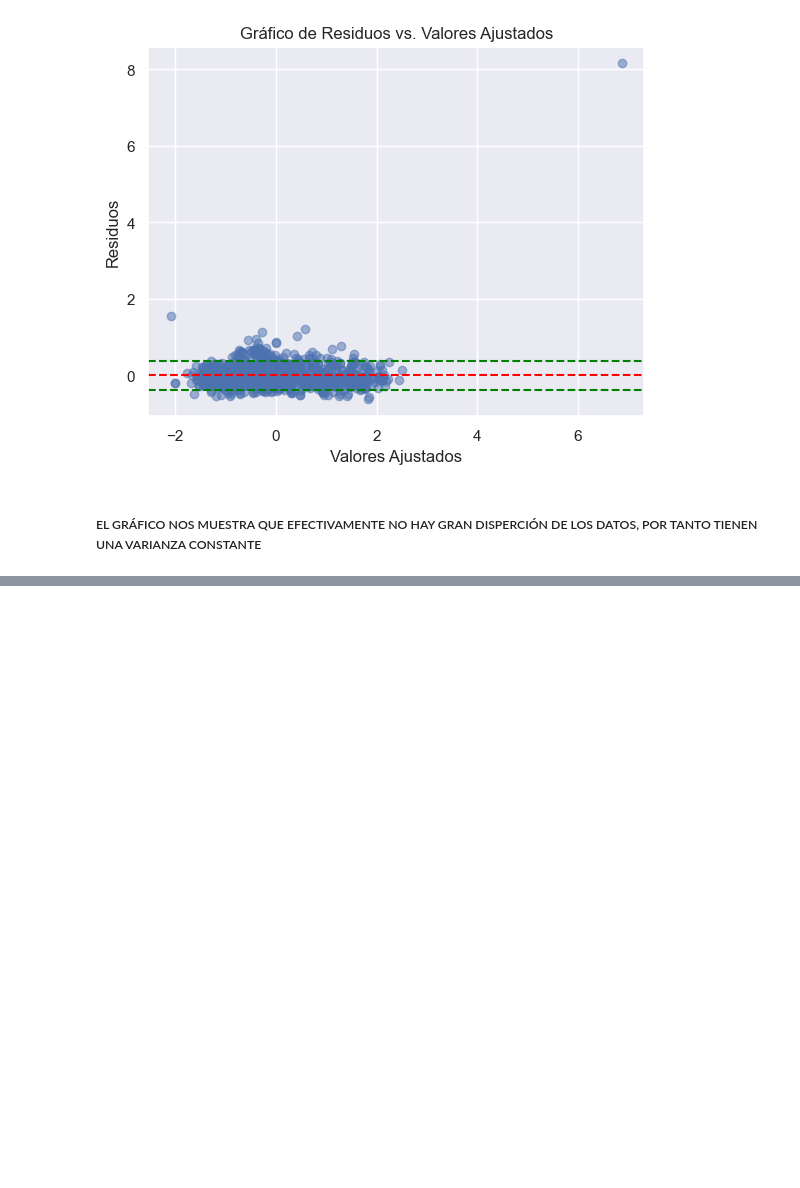
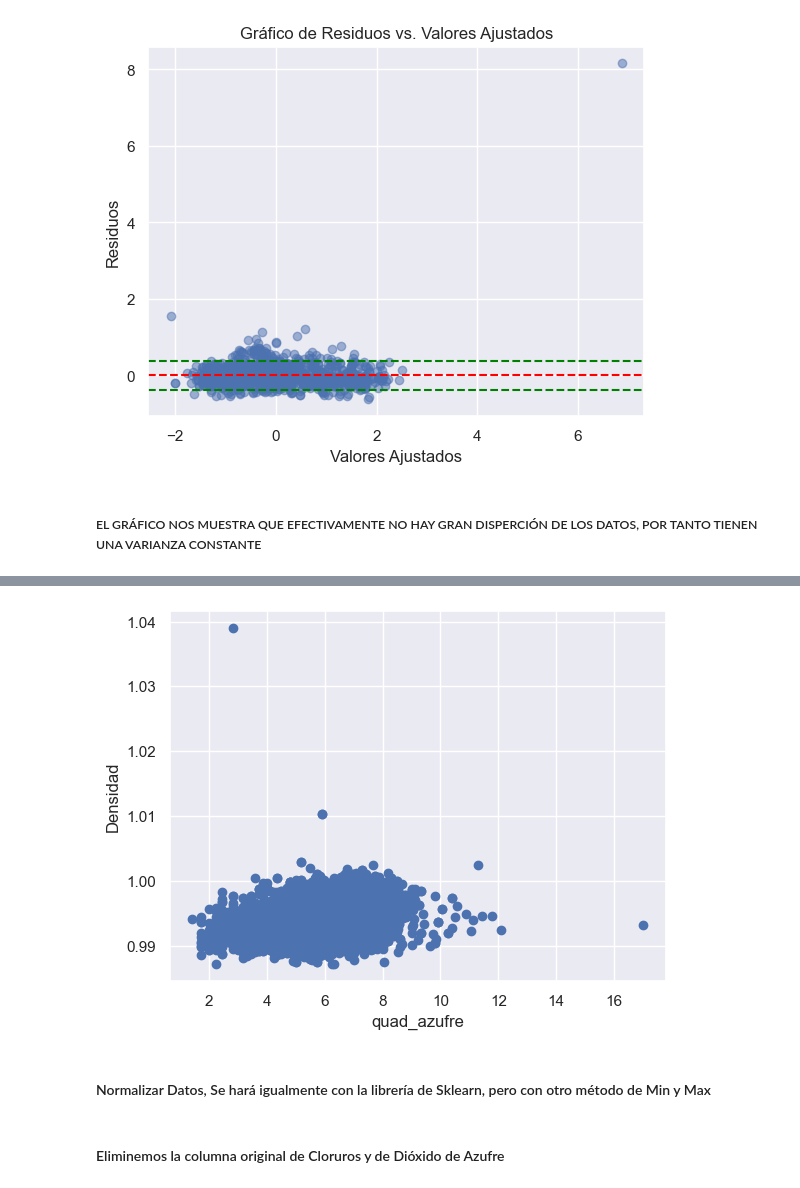
Before and after one commit to Daniel1martinez2/mcd-analisis-cuantitativo-evaluacion-1, a Jupyter notebook: punto_3.ipynb, the cells around one changed output, grey strips where cells are left out. Saved outputs shown, nothing was run; the diff lists cells and outputs as text; code cells hidden in the pictures; blank space fills up the shorter version.

```diff
--- a/punto_3.ipynb
+++ b/punto_3.ipynb
@@ -448,0 +504,11 @@ plt.show()
+# %%
+wine['quad_azufre'] = np.sqrt(wine['Dióxido de Azúfre Libre'])
+# %%
+plt.scatter(wine['quad_azufre'],wine['Densidad'])
+plt.ylabel('Densidad')
+plt.xlabel('quad_azufre')
+plt.show()
+# %% [output]
+[figure, added]
+# %% [markdown]
+#### Normalizar Datos, Se hará igualmente con la librería de Sklearn, pero con otro método de Min y Max
@@ -448,0 +523,2 @@ plt.show()
+# %% [markdown]
+#### Eliminemos la columna original de Cloruros y de Dióxido de Azufre
```
Also changed, not shown: parts of 31 cells of this notebook.
